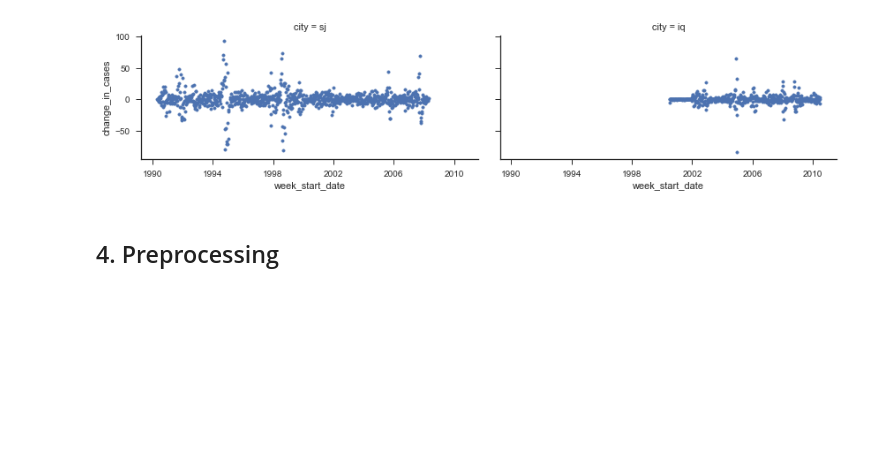
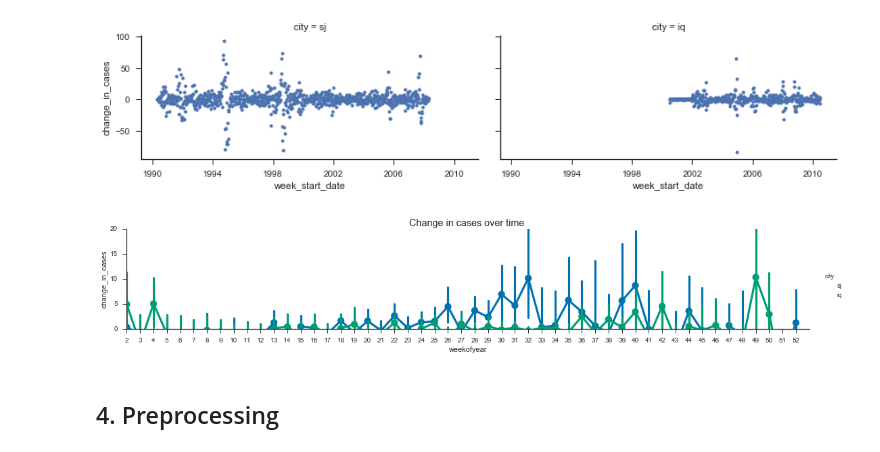
Before and after one commit to emmacorbino/Capstone, a Jupyter notebook: Capstone.ipynb, the cells around one changed output. Cells and saved outputs as stored; diff of their text form; code cells hidden in the pictures; blank space fills up the shorter version.

```diff
--- a/Capstone.ipynb
+++ b/Capstone.ipynb
@@ -942,6 +941,21 @@ g.map(plt.scatter,"week_start_date", "change_in_cases", marker=".")
 None
 # %% [output]
 [figure]
+# %%
+#
+sns.set(style="ticks", palette="colorblind")
+kws = dict(s=50, linewidth=.5, edgecolor="w")
+fig = sns.FacetGrid(dengue, hue='city', aspect=5, hue_order=["sj", "iq"])
+fig.map(sns.pointplot,'weekofyear','change_in_cases', **kws)
+max_x = dengue.weekofyear.max()
+min_x = dengue.weekofyear.min()
+fig.set(xlim=(min_x,max_x))
+fig.set(ylim=(0, 20))
+fig.add_legend()
+fig.fig.suptitle("Change in cases over time")
+None
+# %% [output]
+[figure, added]
 # %% [markdown]
 ## 4. Preprocessing
 # %% [markdown]
```
Also changed, not shown: parts of 31 cells of this notebook.
